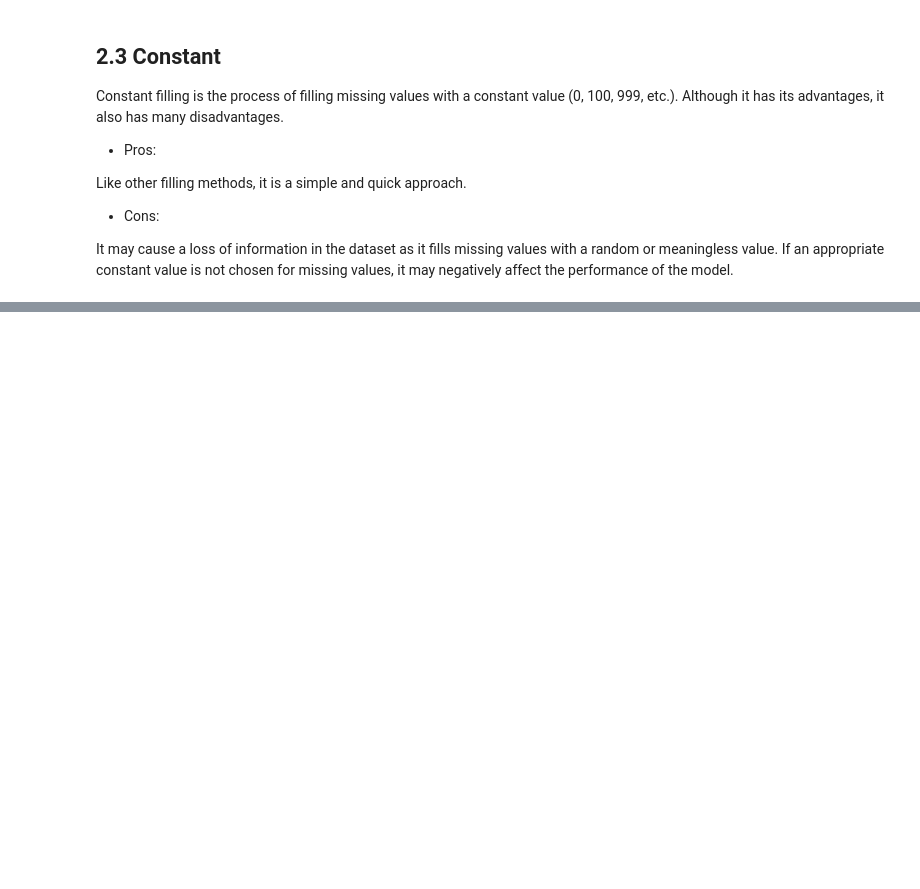
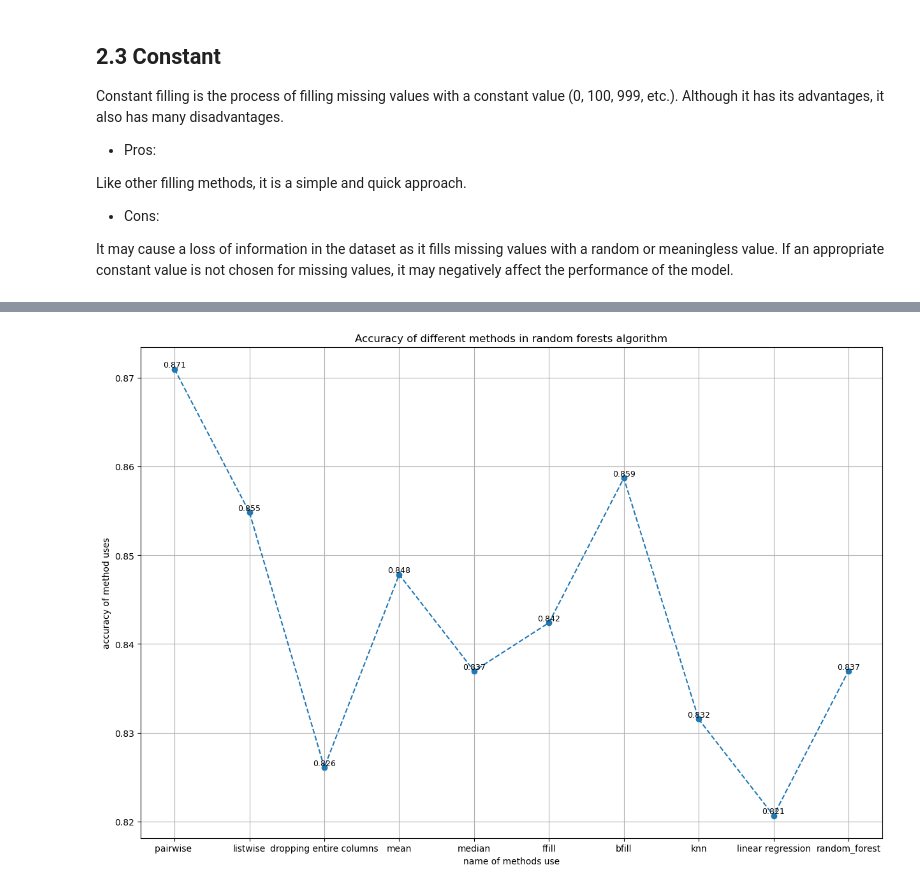
Before and after one commit to parvvaresh/Notes, a Jupyter notebook: machine learning/fill_missing_value/fill_missing_value.ipynb, the cells around one changed output, grey strips where cells are left out. Drawn from its saved outputs; the diff is of its cells as text; code cells hidden in the pictures; blank space fills up the shorter version.

Commit message:
comlated fill missing value

```diff
--- a/machine learning/fill_missing_value/fill_missing_value.ipynb
+++ b/machine learning/fill_missing_value/fill_missing_value.ipynb
@@ -280,0 +355,7 @@ In previous methods for handling missing values, we did not take advantage of th
+# %%
+X_train, X_test, y_train, y_test = split_data(df)
+X_train_imputed, X_test_imputed = knn(X_train , X_test , 5)
+
+result_knn = train_model_rf(X_train, X_test, y_train, y_test, "knn")
+
+print("model : ", result_knn["model"], " | " , "accuracy : ",  result_knn["accuracy"], " | method : ", result_knn["method"])
@@ -280,0 +467,18 @@ In previous methods for handling missing values, we did not take advantage of th
+# %%
+result = [result_pairwise,
+          result_listwise ,
+          result_dropping_entire_columns,
+          result_mean,
+          result_median,
+          result_ffill,
+          result_bfill,
+          result_linear,
+          result_knn,
+          result_lr,
+          result_rf
+          ]
+# %%
+accuracy = {}
+for _result in result:
+    accuracy[_result["method"]] = _result["accuracy"]
+accuracy
@@ -280,0 +496,16 @@ In previous methods for handling missing values, we did not take advantage of th
+# %%
+plt.figure(figsize=(15, 10))
+
+x = list(accuracy.keys())
+y = list(accuracy.values())
+
+for _x, _y in zip(x, y):
+    plt.text(_x, _y, f'{_y:.3f}', fontsize=9, ha='center', va='bottom')
+plt.plot(x, y, marker='o', linestyle='--')
+plt.xlabel("name of methods use")
+plt.ylabel("accuracy of method uses")
+plt.title("Accuracy of different methods in random forests algorithm")
+plt.grid(True)
+plt.show()
+# %% [output]
+[figure, added]
```
Also changed, not shown: parts of 26 cells of this notebook.
